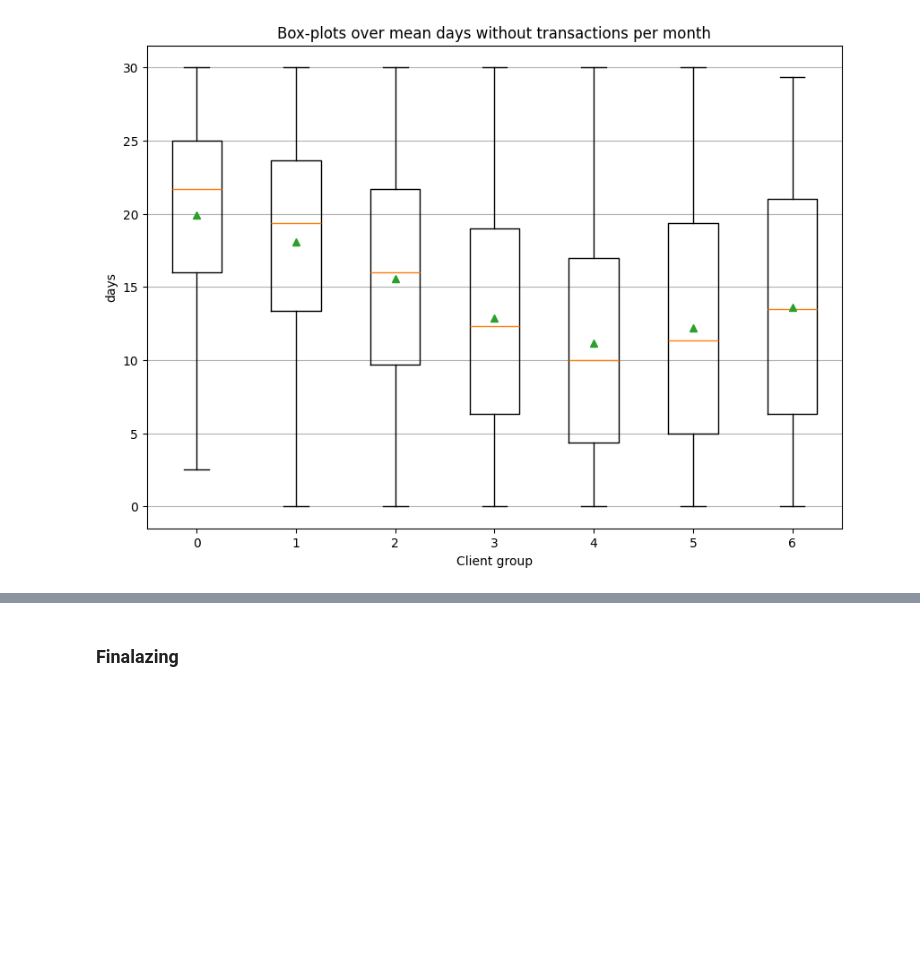
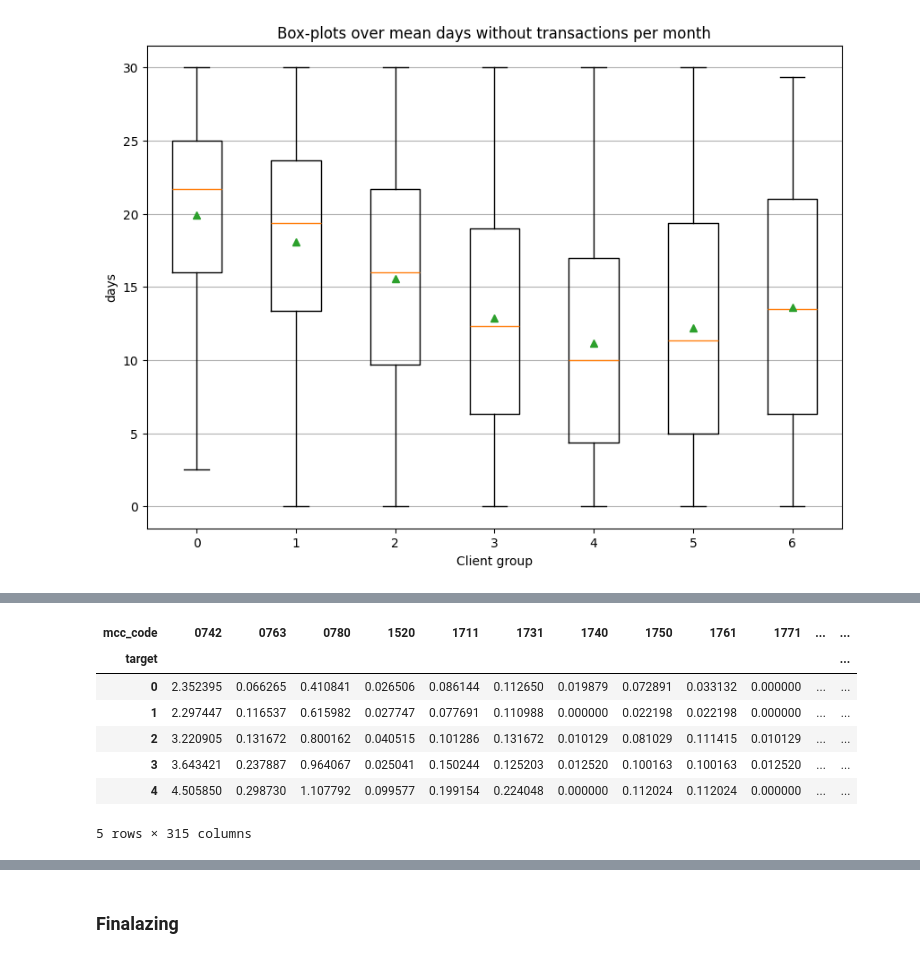
Before and after one commit to ATHigh/Alfa-Summer-Challenge, a Jupyter notebook: src/solution.ipynb, the cells around one changed output, grey strips where cells are left out. Saved outputs shown, nothing was run; the diff lists cells and outputs as text; code cells hidden in the pictures; blank space fills up the shorter version.

```diff
--- a/src/solution.ipynb
+++ b/src/solution.ipynb
@@ -548,0 +639,22 @@ result.head()
+# %%
+# Шаг 1: уникальные клиенты с MCC-кодом
+df_unique = df_train_merged[['client_num', 'target', 'mcc_code']].drop_duplicates()
+
+# Шаг 2: pivot-таблица — сколько клиентов в каждом классе имели транзакции по MCC
+clients_with_mcc = pd.pivot_table(
+    df_unique, index='target', columns='mcc_code', values='client_num', aggfunc='count', fill_value=0
+)
+
+# Шаг 3: делим на общее число клиентов в классе для получения доли
+n_clients = df_unique.groupby('target')['client_num'].nunique()
+share_clients = clients_with_mcc.div(n_clients, axis=0)*100
+share_clients.head()
+# %% [output]
+| mcc_code | 0742 | 0763 | 0780 | 1520 | 1711 | 1731 | 1740 | 1750 | 1761 | 1771 | ... | ... |
+| target |  |  |  |  |  |  |  |  |  |  |  | ... |
+| 0 | 2.352395 | 0.066265 | 0.410841 | 0.026506 | 0.086144 | 0.112650 | 0.019879 | 0.072891 | 0.033132 | 0.000000 | ... | ... |
+| 1 | 2.297447 | 0.116537 | 0.615982 | 0.027747 | 0.077691 | 0.110988 | 0.000000 | 0.022198 | 0.022198 | 0.000000 | ... | ... |
+| 2 | 3.220905 | 0.131672 | 0.800162 | 0.040515 | 0.101286 | 0.131672 | 0.010129 | 0.081029 | 0.111415 | 0.010129 | ... | ... |
+| 3 | 3.643421 | 0.237887 | 0.964067 | 0.025041 | 0.150244 | 0.125203 | 0.012520 | 0.100163 | 0.100163 | 0.012520 | ... | ... |
+| 4 | 4.505850 | 0.298730 | 1.107792 | 0.099577 | 0.199154 | 0.224048 | 0.000000 | 0.112024 | 0.112024 | 0.000000 | ... | ... |
+5 rows × 315 columns
```
Also changed, not shown: parts of 61 cells of this notebook.
